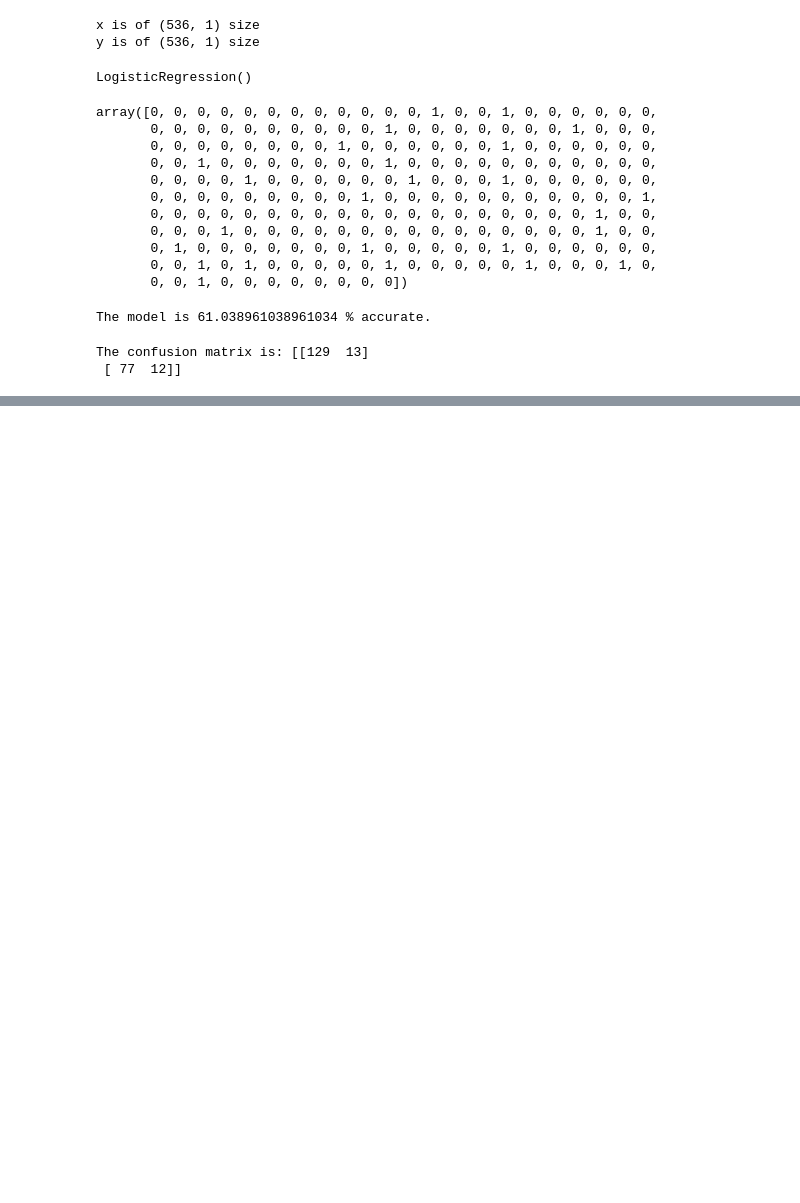
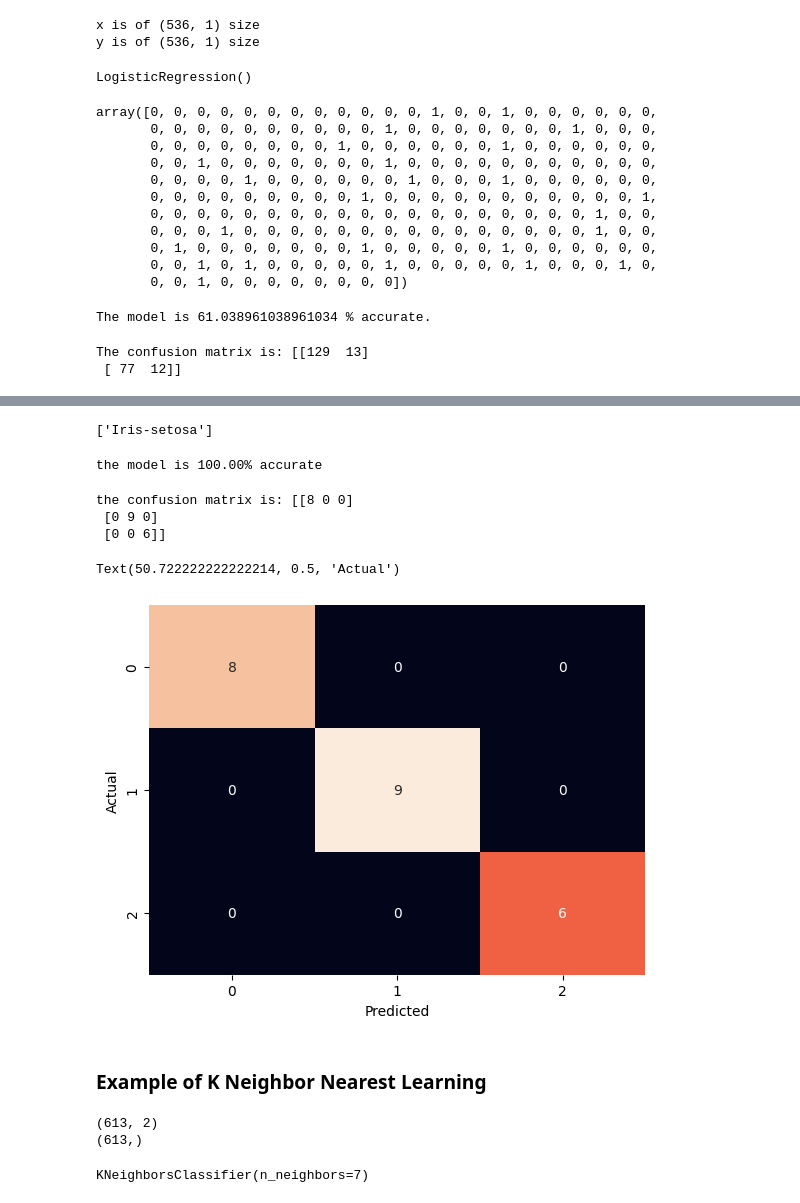
Before and after one commit to bibash21-creator/Jupyternotebook, a Jupyter notebook: Days of Learning ML/machinelearning.ipynb, the cells around one changed output, grey strips where cells are left out. Drawn from its saved outputs; the diff is of its cells as text; code cells hidden in the pictures; blank space fills up the shorter version.

Commit message:
Completed Supervised Learning

```diff
--- a/Days of Learning ML/machinelearning.ipynb
+++ b/Days of Learning ML/machinelearning.ipynb
@@ -499,0 +794,7 @@ ModuleNotFoundError: No module named 'seaborn'
+# %%
+# Train Test Split
+
+x_train, x_test, y_train, y_test = train_test_split(x,y,test_size=0.15, random_state= 42)
+
+print(x_train.shape)
+print(y_train.shape)
@@ -499,0 +804,5 @@ ModuleNotFoundError: No module named 'seaborn'
+# %%
+# Model Fitting
+
+irismodel = KNeighborsClassifier(n_neighbors = 7)
+irismodel.fit(x_train, y_train)
@@ -499,0 +811,5 @@ ModuleNotFoundError: No module named 'seaborn'
+# %%
+# Prediciting the values
+
+ypredict = irismodel.predict(x_test)
+print("the predicted value is:", ypredict)
@@ -499,0 +823,38 @@ ModuleNotFoundError: No module named 'seaborn'
+# %%
+# Predicting the values using given every thing
+sl = 7
+sw = 3
+pl = 5
+pw = 2
+
+print(irismodel.predict([[7,3,5,2,22]]))
+# %% [output]
+['Iris-setosa']
+# %%
+# Evaluating the model for accurate
+
+accuracy = accuracy_score(y_test, ypredict)
+print(f"the model is {accuracy:.2%} accurate")
+# %% [output]
+the model is 100.00% accurate
+# %%
+# Evaulating using the confusion_matrix
+
+confusion = confusion_matrix(y_test, ypredict)
+print("the confusion matrix is:", confusion)
+# %% [output]
+the confusion matrix is: [[8 0 0]
+ [0 9 0]
+ [0 0 6]]
+# %%
+# Plotting the heatmap
+
+sbn.heatmap(confusion, annot = True, cbar= False)
+
+plt.xlabel("Predicted")
+plt.ylabel("Actual")
+# %% [output]
+Text(50.722222222222214, 0.5, 'Actual')
+[figure, added]
+# %% [markdown]
+### Example of K Neighbor Nearest Learning
@@ -499,0 +889,17 @@ ModuleNotFoundError: No module named 'seaborn'
+# %%
+# Train test split
+
+x_train, x_test, y_train, y_test = train_test_split(x,y,test_size=0.2, random_state= 42)
+
+print(x_train.shape)
+print(y_train.shape)
+# %% [output]
+(613, 2)
+(613,)
+# %%
+# Fitting the model
+
+dimodel = KNeighborsClassifier(n_neighbors = 7)
+dimodel.fit(x_train, y_train)
+# %% [output]
+KNeighborsClassifier(n_neighbors=7)
```
Also changed, not shown: parts of 73 cells of this notebook, 21 other files.
